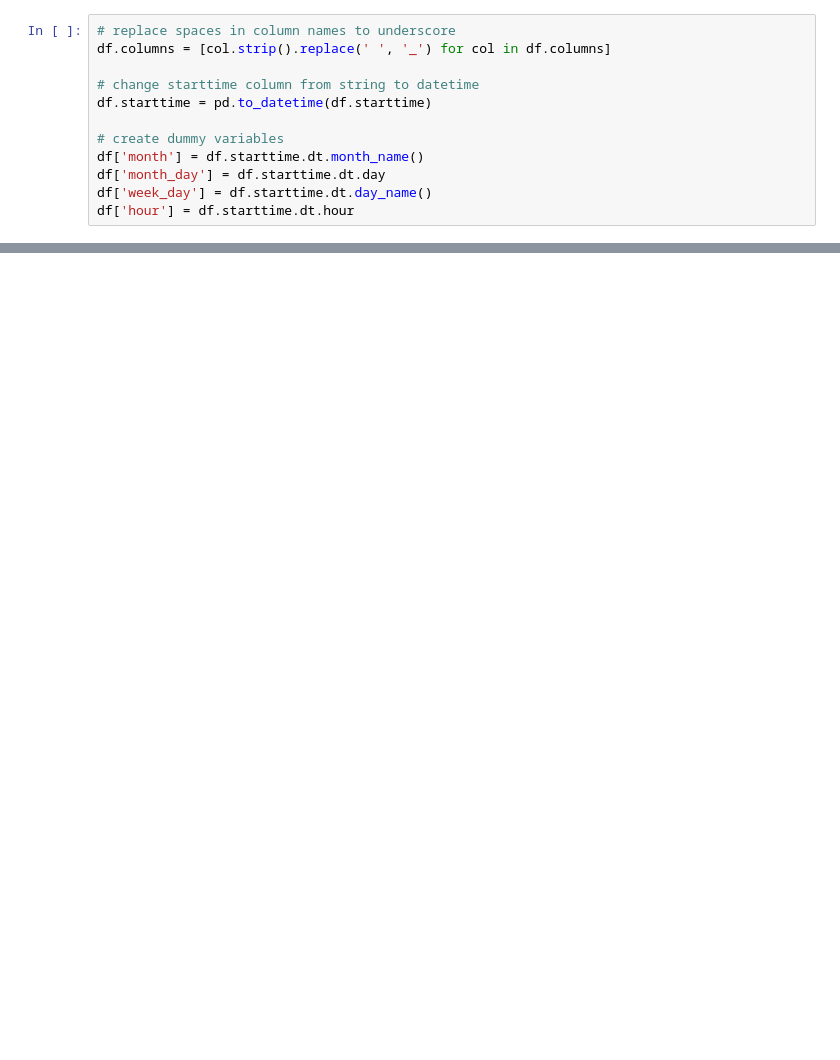
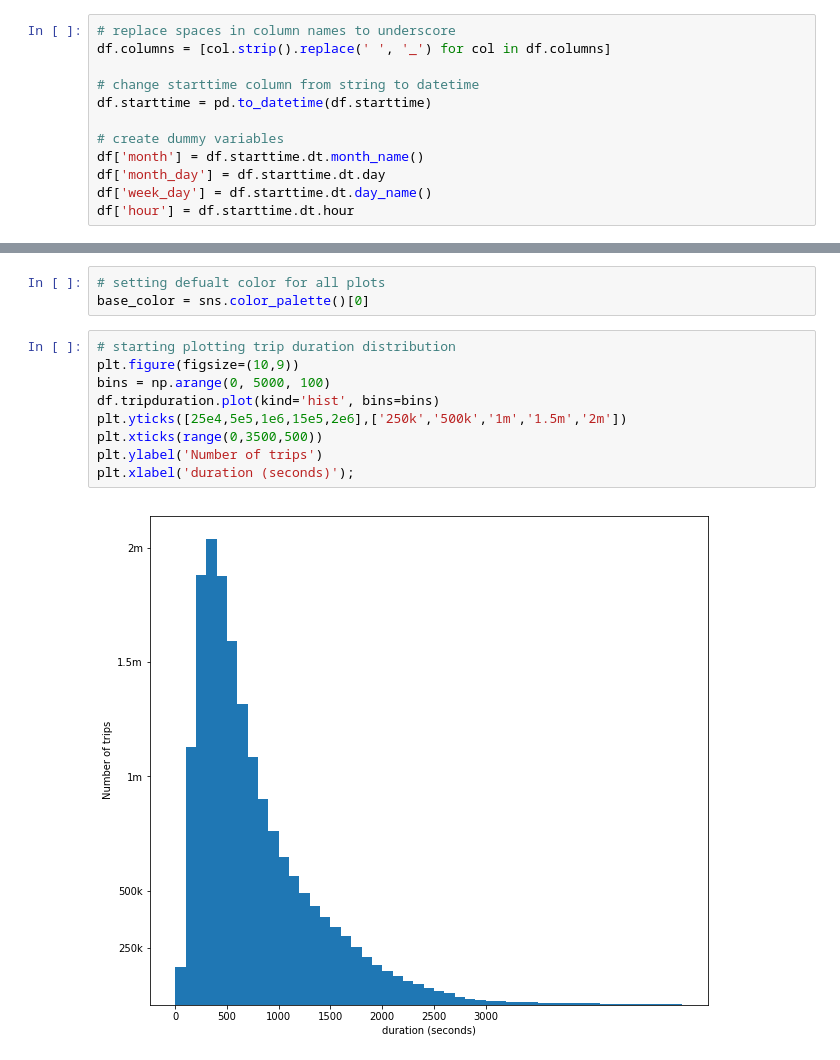
Before and after one commit to yousef5664/CityBike, a Jupyter notebook: exploration.ipynb, the cells around one changed output, grey strips where cells are left out. Drawn from its saved outputs; the diff is of its cells as text; blank space fills up the shorter version.

```diff
--- a/exploration.ipynb
+++ b/exploration.ipynb
@@ -168,0 +71,14 @@ plt.ylim(0,5000)
+# %%
+# setting defualt color for all plots
+base_color = sns.color_palette()[0]
+# %%
+# starting plotting trip duration distribution
+plt.figure(figsize=(10,9))
+bins = np.arange(0, 5000, 100)
+df.tripduration.plot(kind='hist', bins=bins)
+plt.yticks([25e4,5e5,1e6,15e5,2e6],['250k','500k','1m','1.5m','2m'])
+plt.xticks(range(0,3500,500))
+plt.ylabel('Number of trips')
+plt.xlabel('duration (seconds)');
+# %% [output]
+[figure, added]
```
Also changed, not shown: parts of 49 cells of this notebook, 3 other files.
